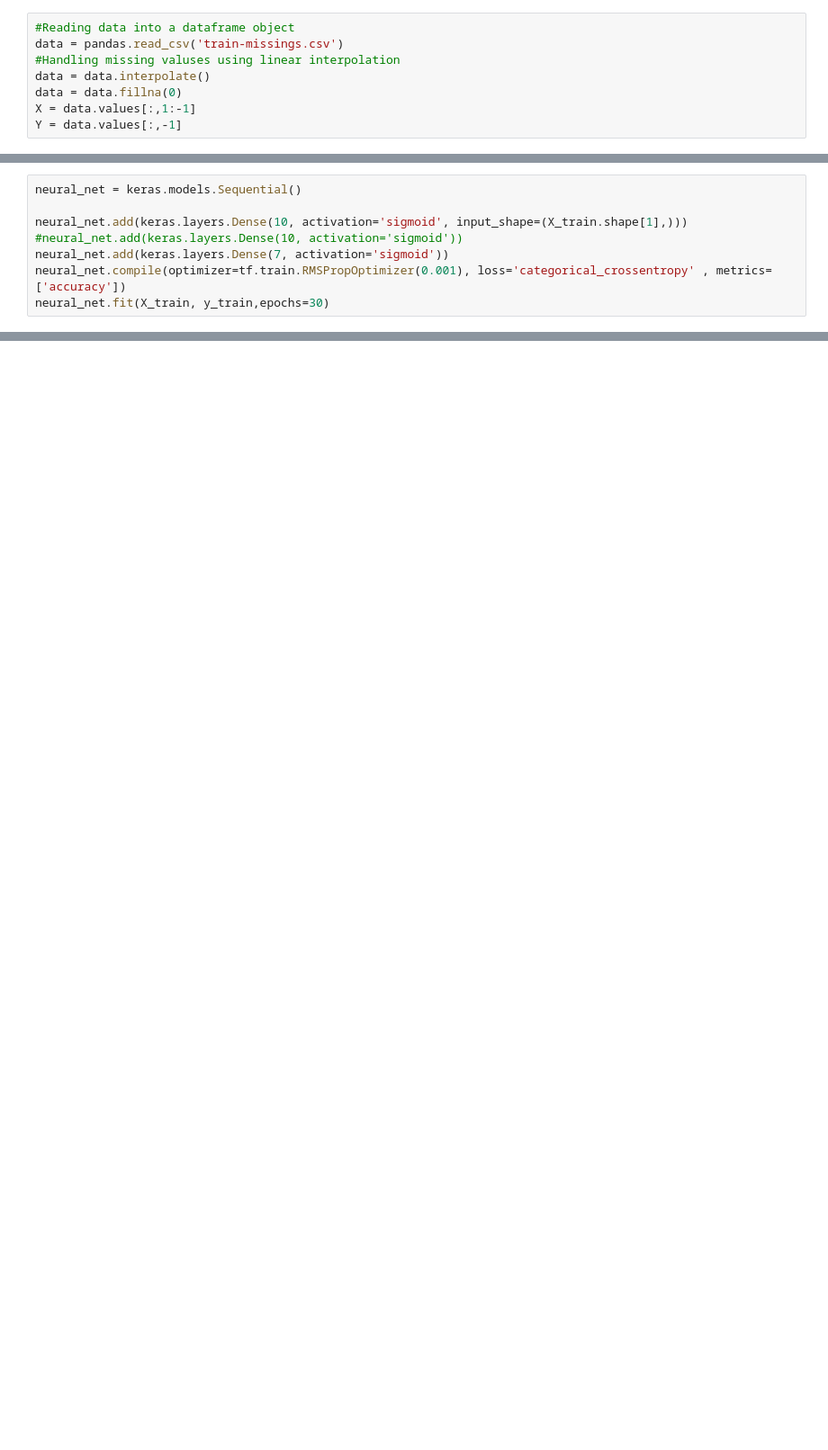
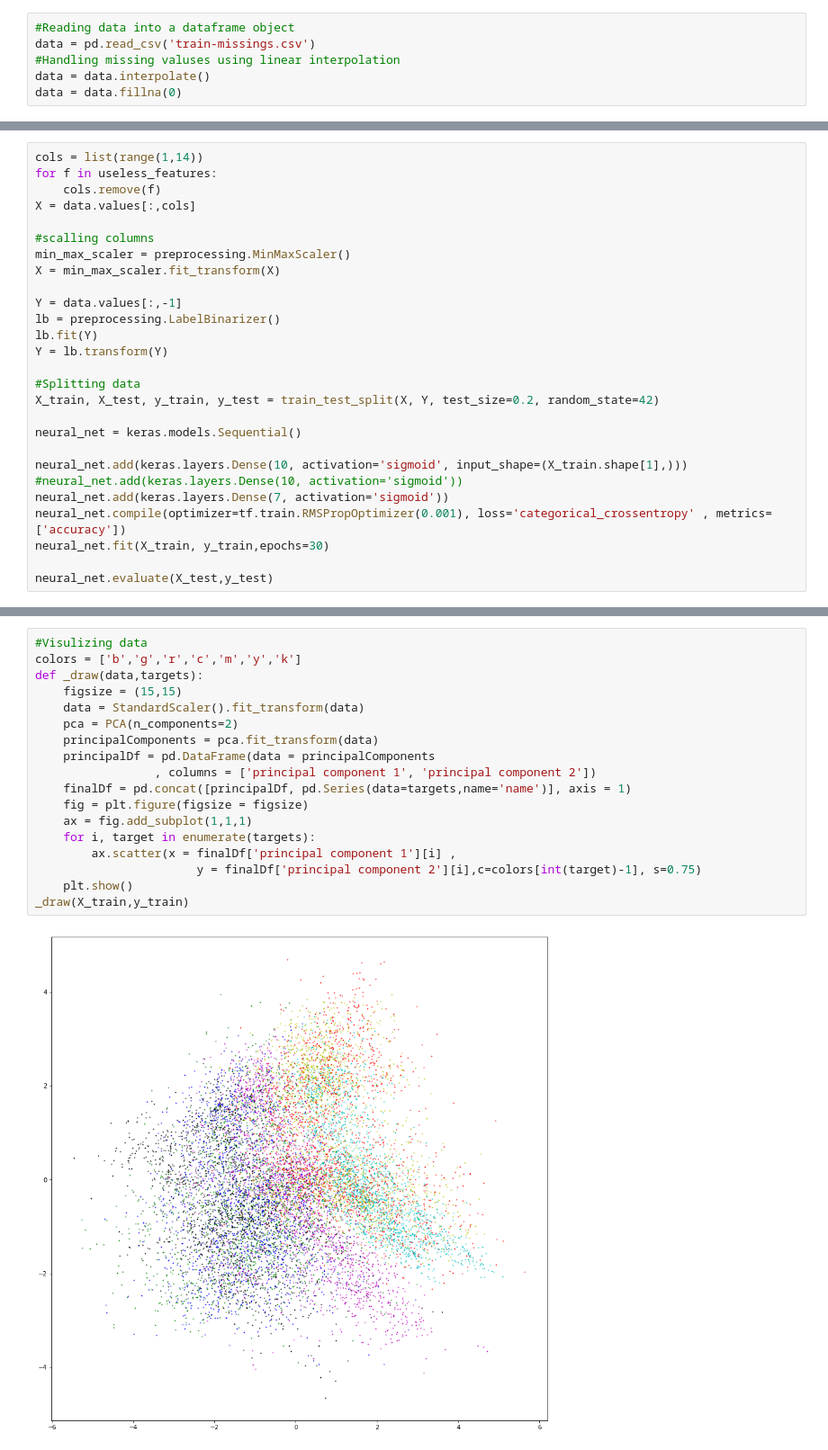
Before and after one commit to arashkhoeini/CTP, a Jupyter notebook: test_project.ipynb, the cells around one changed output, grey strips where cells are left out. Shown at 90% size. Drawn from its saved outputs; the diff is of its cells as text; blank space fills up the shorter version.

```diff
--- a/test_project.ipynb
+++ b/test_project.ipynb
@@ -9,8 +14,6 @@ from sklearn.model_selection import train_test_split
 # %%
 #Reading data into a dataframe object
-data = pandas.read_csv('train-missings.csv')
+data = pd.read_csv('train-missings.csv')
 #Handling missing valuses using linear interpolation
 data = data.interpolate()
 data = data.fillna(0)
-X = data.values[:,1:-1]
-Y = data.values[:,-1]
@@ -76,4 +100,21 @@ X_train, X_test, y_train, y_test = train_test_split(X, Y, test_size=0.2, random_
 # %%
+cols = list(range(1,14))
+for f in useless_features:
+    cols.remove(f)
+X = data.values[:,cols]
+
+#scalling columns
+min_max_scaler = preprocessing.MinMaxScaler()
+X = min_max_scaler.fit_transform(X)
+
+Y = data.values[:,-1]
+lb = preprocessing.LabelBinarizer()
+lb.fit(Y)
+Y = lb.transform(Y)
+
+#Splitting data
+X_train, X_test, y_train, y_test = train_test_split(X, Y, test_size=0.2, random_state=42)
+
 neural_net = keras.models.Sequential()
 
 neural_net.add(keras.layers.Dense(10, activation='sigmoid', input_shape=(X_train.shape[1],)))
@@ -81,3 +122,5 @@ neural_net.add(keras.layers.Dense(10, activation='sigmoid', input_shape=(X_train
 neural_net.add(keras.layers.Dense(7, activation='sigmoid'))
 neural_net.compile(optimizer=tf.train.RMSPropOptimizer(0.001), loss='categorical_crossentropy' , metrics=['accuracy'])
 neural_net.fit(X_train, y_train,epochs=30)
+
+neural_net.evaluate(X_test,y_test)
@@ -85,0 +127,20 @@ neural_net.evaluate(X_test,y_test)
+# %%
+#Visulizing data
+colors = ['b','g','r','c','m','y','k']
+def _draw(data,targets):
+    figsize = (15,15)
+    data = StandardScaler().fit_transform(data)
+    pca = PCA(n_components=2)
+    principalComponents = pca.fit_transform(data)
+    principalDf = pd.DataFrame(data = principalComponents
+                 , columns = ['principal component 1', 'principal component 2'])
+    finalDf = pd.concat([principalDf, pd.Series(data=targets,name='name')], axis = 1)
+    fig = plt.figure(figsize = figsize)
+    ax = fig.add_subplot(1,1,1)
+    for i, target in enumerate(targets):
+        ax.scatter(x = finalDf['principal component 1'][i] ,
+                       y = finalDf['principal component 2'][i],c=colors[int(target)-1], s=0.75)
+    plt.show()
+_draw(X_train,y_train)
+# %% [output]
+[figure, added]
```
Also changed, not shown: parts of 9 cells of this notebook, 3 other files.
